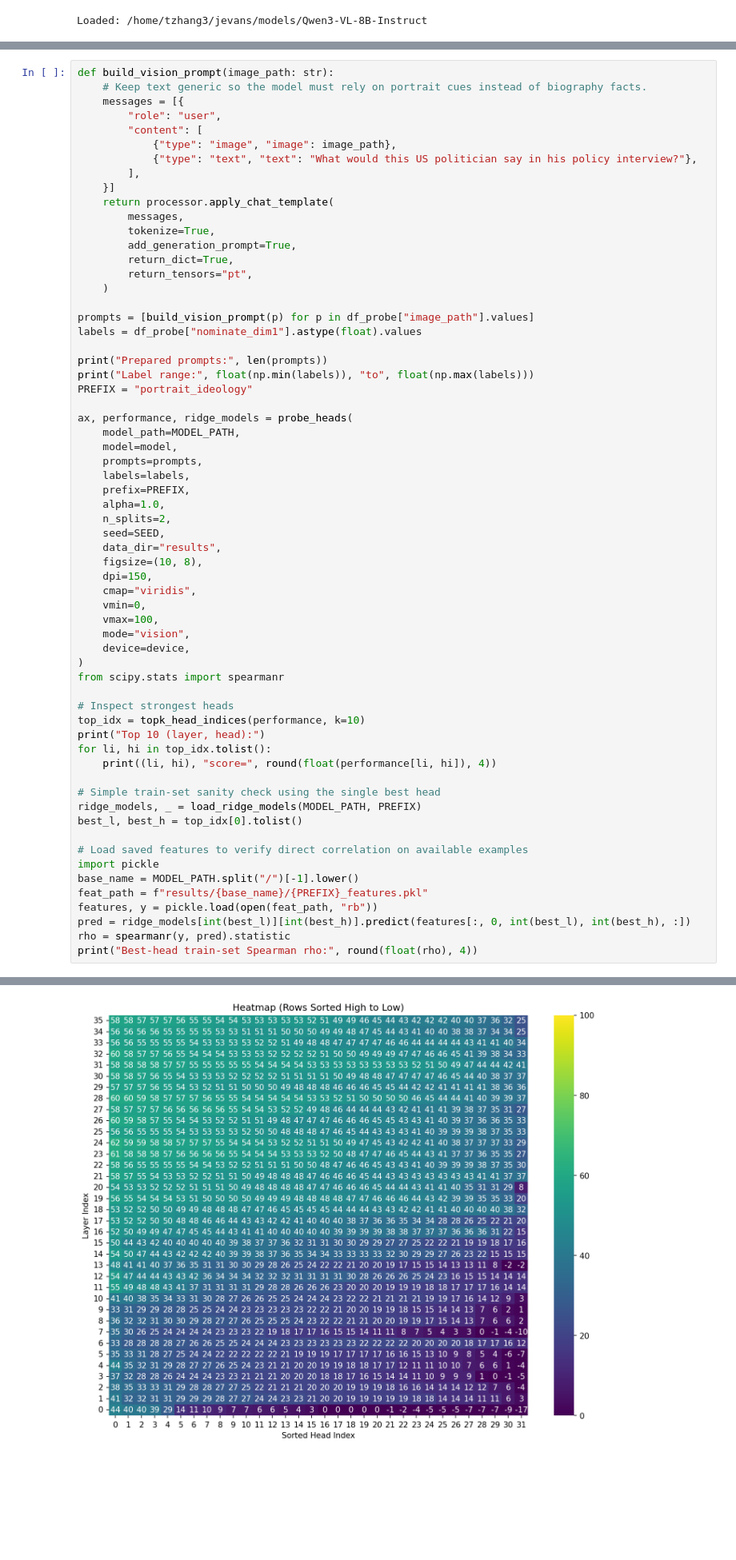
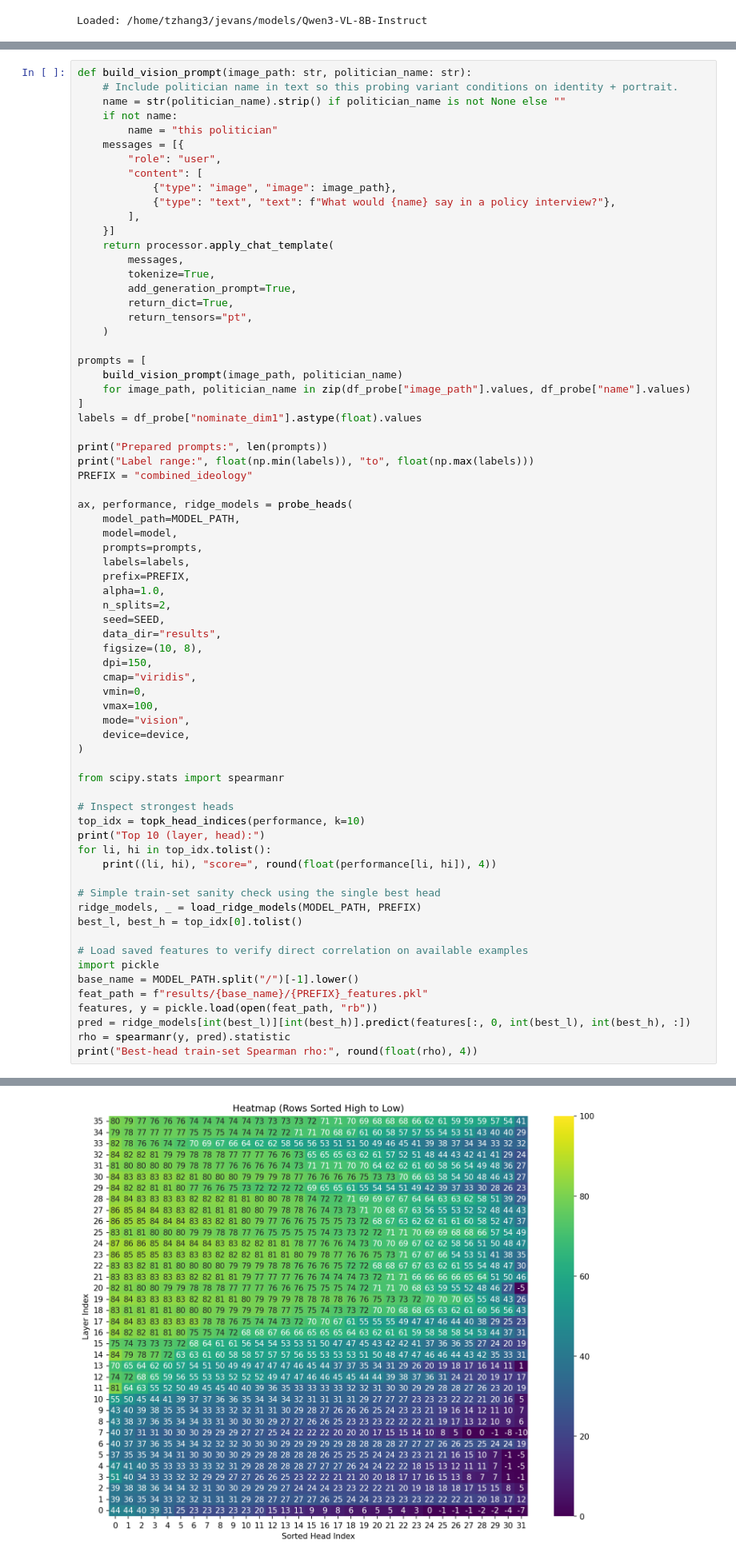
Before and after one commit to DotIN13/linear-political-llm, a Jupyter notebook: vl_vision_probe.ipynb, the cells around one changed output, grey strips where cells are left out. Shown at 80% size. Drawn from its saved outputs; the diff is of its cells as text; blank space fills up the shorter version.

Commit message:
Update unsplash and vision probing

```diff
--- a/vl_vision_probe.ipynb
+++ b/vl_vision_probe.ipynb
@@ -610,13 +616,16 @@ Co-firing probe metric (mean prompt-wise Pearson): 0.2200
 # %% [markdown]
 ## A different dimension
 # %%
-def build_vision_prompt(image_path: str):
-    # Keep text generic so the model must rely on portrait cues instead of biography facts.
+def build_vision_prompt(image_path: str, politician_name: str):
+    # Include politician name in text so this probing variant conditions on identity + portrait.
+    name = str(politician_name).strip() if politician_name is not None else ""
+    if not name:
+        name = "this politician"
     messages = [{
         "role": "user",
         "content": [
             {"type": "image", "image": image_path},
-            {"type": "text", "text": "What would this US politician say in his policy interview?"},
+            {"type": "text", "text": f"What would {name} say in a policy interview?"},
         ],
     }]
     return processor.apply_chat_template(
@@ -627,12 +636,15 @@ def build_vision_prompt(image_path: str):
         return_tensors="pt",
     )
 
-prompts = [build_vision_prompt(p) for p in df_probe["image_path"].values]
+prompts = [
+    build_vision_prompt(image_path, politician_name)
+    for image_path, politician_name in zip(df_probe["image_path"].values, df_probe["name"].values)
+]
 labels = df_probe["nominate_dim1"].astype(float).values
 
 print("Prepared prompts:", len(prompts))
 print("Label range:", float(np.min(labels)), "to", float(np.max(labels)))
-PREFIX = "portrait_ideology"
+PREFIX = "combined_ideology"
 
 ax, performance, ridge_models = probe_heads(
     model_path=MODEL_PATH,
@@ -652,6 +664,7 @@ ax, performance, ridge_models = probe_heads(
     mode="vision",
     device=device,
 )
+
 from scipy.stats import spearmanr
 
 # Inspect strongest heads
@@ -679,2 +692,2 @@ Saved features and labels to results/qwen3-vl-8b-instruct/portrait_ideology_feat
-[figure, old version]
+[figure, new version]
 Top 10 (layer, head):
```
Also changed, not shown: parts of 11 cells of this notebook, 1 other file.
